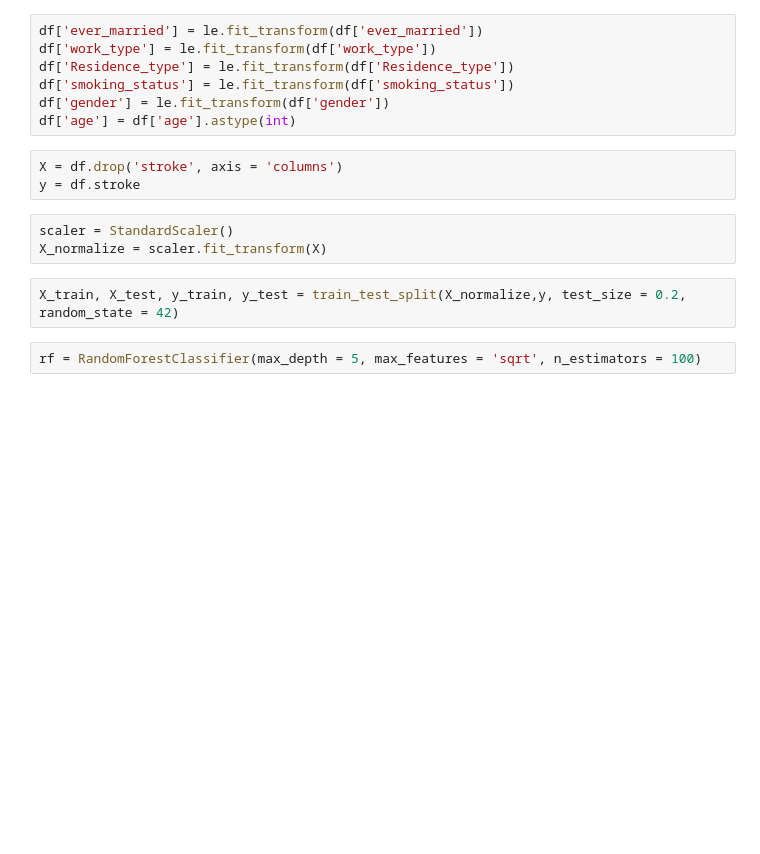
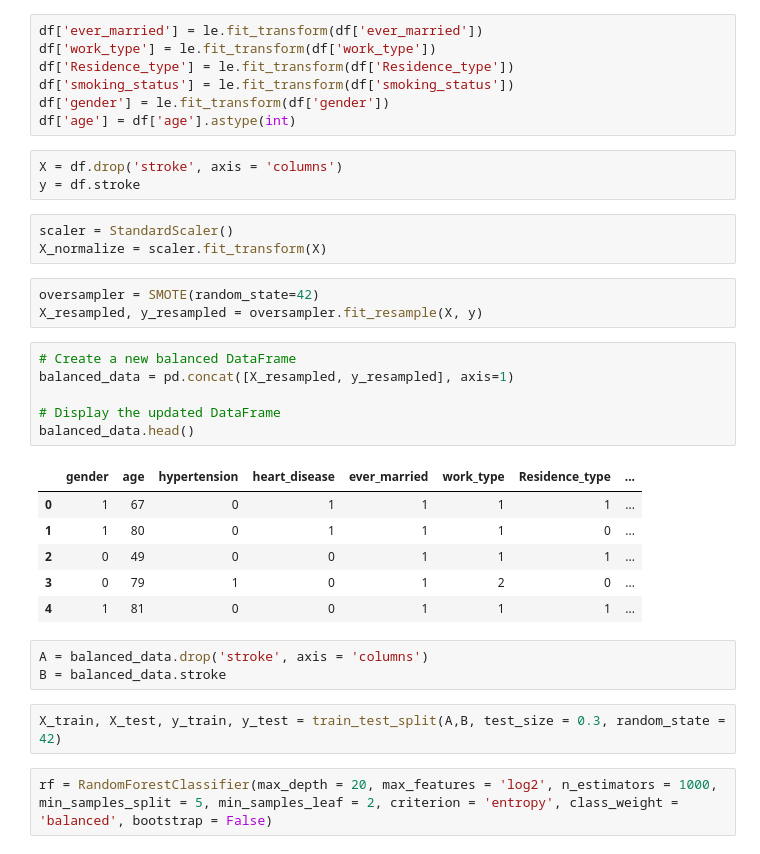
Before and after one commit to owaismazhar786/Brain_Stroke_Classification, a Jupyter notebook: Brain_Stroke_prediction.ipynb, the cells around one changed output. Saved outputs shown, nothing was run; the diff lists cells and outputs as text; blank space fills up the shorter version.

```diff
--- a/Brain_Stroke_prediction.ipynb
+++ b/Brain_Stroke_prediction.ipynb
@@ -35,10 +34,29 @@ y = df.stroke
 # %%
 scaler = StandardScaler()
 X_normalize = scaler.fit_transform(X)
+# %%
+oversampler = SMOTE(random_state=42)
+X_resampled, y_resampled = oversampler.fit_resample(X, y)
+# %%
+# Create a new balanced DataFrame
+balanced_data = pd.concat([X_resampled, y_resampled], axis=1)
+
+# Display the updated DataFrame
+balanced_data.head()
+# %% [output]
+|  | gender | age | hypertension | heart_disease | ever_married | work_type | Residence_type | ... |
+| 0 | 1 | 67 | 0 | 1 | 1 | 1 | 1 | ... |
+| 1 | 1 | 80 | 0 | 1 | 1 | 1 | 0 | ... |
+| 2 | 0 | 49 | 0 | 0 | 1 | 1 | 1 | ... |
+| 3 | 0 | 79 | 1 | 0 | 1 | 2 | 0 | ... |
+| 4 | 1 | 81 | 0 | 0 | 1 | 1 | 1 | ... |
+# %%
+A = balanced_data.drop('stroke', axis = 'columns')
+B = balanced_data.stroke
 # %%
-X_train, X_test, y_train, y_test = train_test_split(X_normalize,y, test_size = 0.2, random_state = 42)
+X_train, X_test, y_train, y_test = train_test_split(A,B, test_size = 0.3, random_state = 42)
-# %%
-rf = RandomForestClassifier(max_depth = 5, max_features = 'sqrt', n_estimators = 100)
+# %%
+rf = RandomForestClassifier(max_depth = 20, max_features = 'log2', n_estimators = 1000, min_samples_split = 5, min_samples_leaf = 2, criterion = 'entropy', class_weight = 'balanced', bootstrap = False)
 # %%
 rf.fit(X_train, y_train)
 rf.score(X_test, y_test)
```
Also changed, not shown: parts of 9 cells of this notebook, 4 other files.
